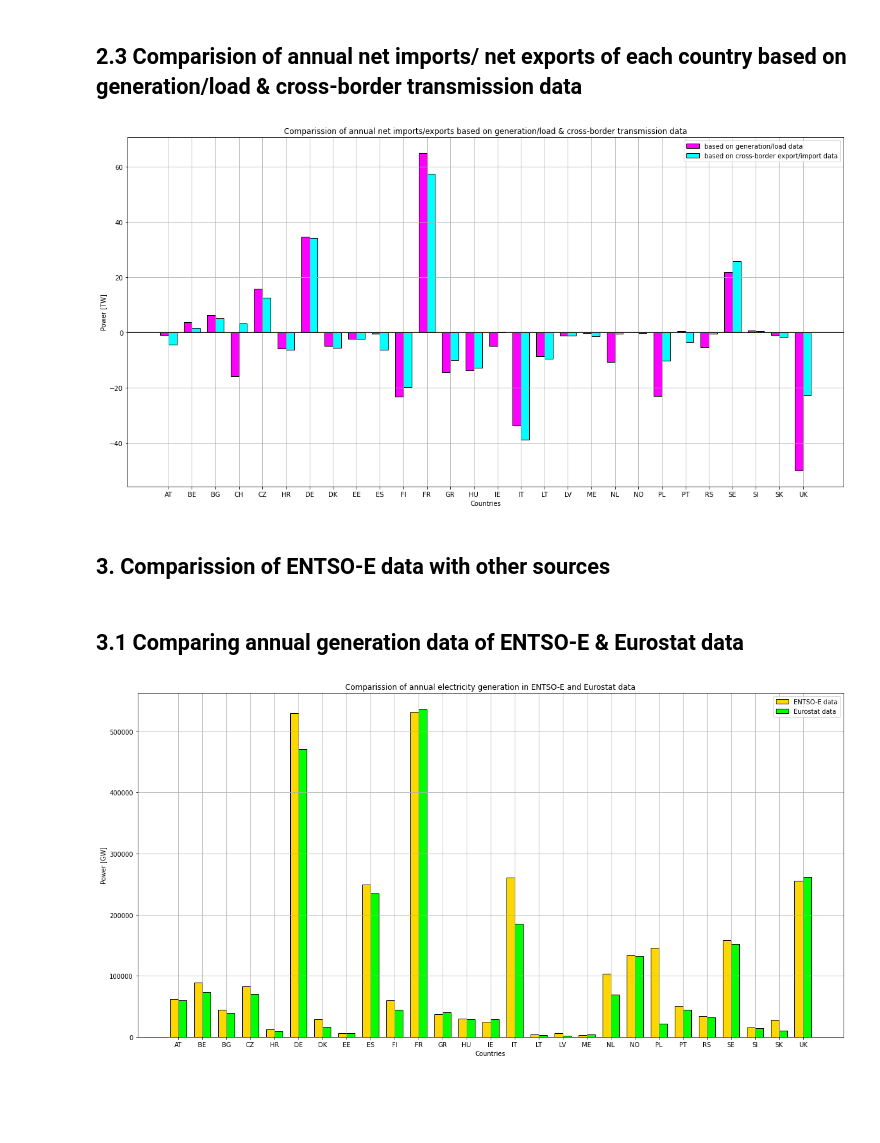
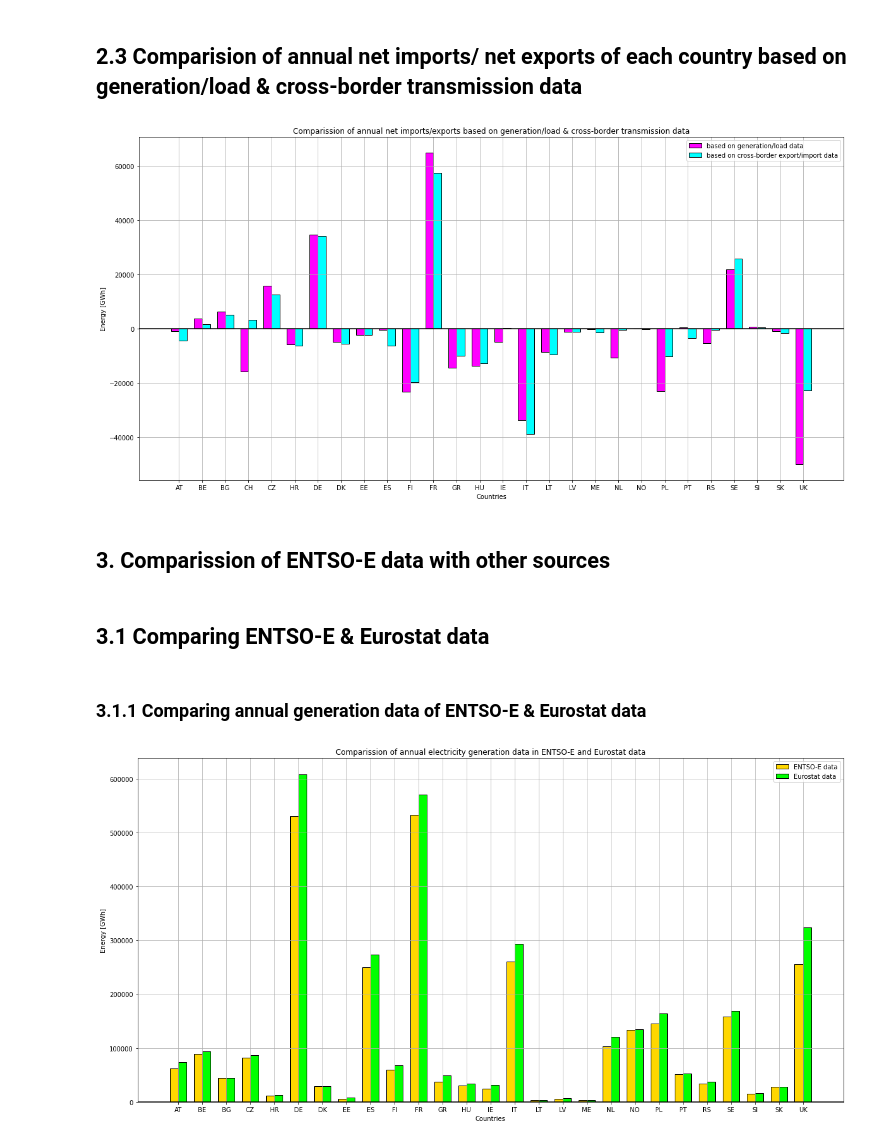
Before and after one commit to lovinduw/Consolidation, a Jupyter notebook: Scripts/main.ipynb, the cells around one changed output. Drawn from its saved outputs; the diff is of its cells as text; code cells hidden in the pictures; blank space fills up the shorter version.

```diff
--- a/Scripts/main.ipynb
+++ b/Scripts/main.ipynb
@@ -81,14 +84,16 @@ import_export_using_crossborder_data.head()
 # %% [markdown]
 ## 2.3 Comparision of annual net imports/ net exports of each country based on generation/load & cross-border transmission data
 # %%
-ii.plot(import_export_using_load_gen,import_export_using_crossborder_data,abbr_list)
+ii.entsoe_comparission_transmission_data(import_export_using_load_gen, import_export_using_crossborder_data, abbr_list)
 # %% [output]
-[figure, old version]
+[figure, new version]
 # %% [markdown]
 ## 3. Comparission of ENTSO-E data with other sources
+# %% [markdown]
+## 3.1 Comparing ENTSO-E & Eurostat data
 # %% [markdown]
-## 3.1 Comparing annual generation data of ENTSO-E & Eurostat data
+### 3.1.1 Comparing annual generation data of ENTSO-E & Eurostat data
 # %%
-ii.comparission_gen_data(generation_data,countries)
+ii.eurostat_comparission_gen_data(generation_data,countries)
 # %% [output]
-[figure, old version]
+[figure, new version]
```
Also changed, not shown: parts of 5 cells of this notebook, 7 other files.
